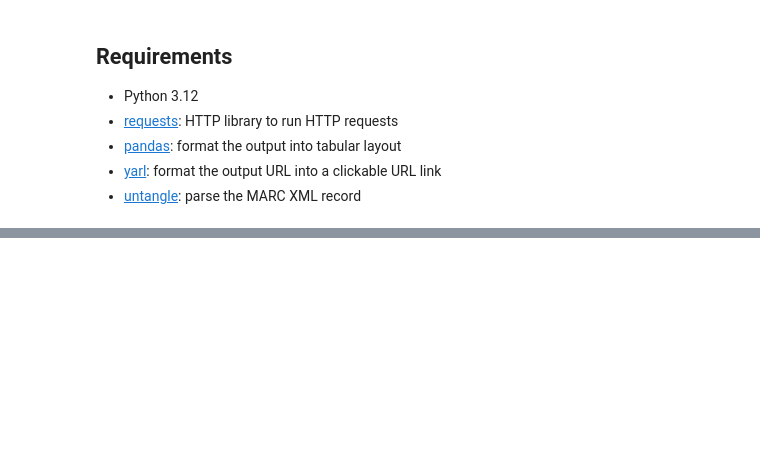
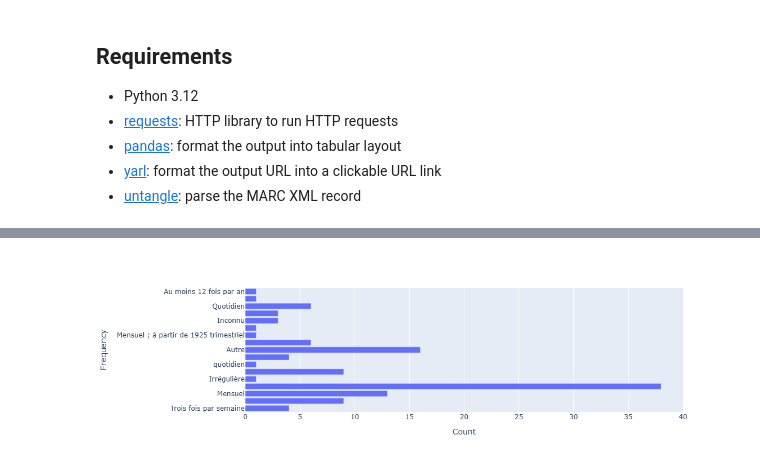
Before and after one commit to natliblux/OpenBNL-Plotting, a Jupyter notebook: src/Plotting Newspaper Data.ipynb, the cells around one changed output, grey strips where cells are left out. Saved outputs shown, nothing was run; the diff lists cells and outputs as text; code cells hidden in the pictures; blank space fills up the shorter version.

Commit message:
plot newspapers based on frequency

```diff
--- a/src/Plotting Newspaper Data.ipynb
+++ b/src/Plotting Newspaper Data.ipynb
@@ -43,15 +67,14 @@ while (True):
 elux_collection = requests.get("https://viewer.eluxemburgensia.lu/api/viewer2/cms/v2/digitalcollections")
 elux_collection = elux_collection.json()
 # %%
-# select only those newspapers published between the start date and end date
-print("Newspapers published between " + start_date_value.strftime('%d/%m/%Y') + " - " + end_date_value.strftime('%d/%m/%Y') + ":")
-
 # to display all the rows in the table - otherwise, some rows are hidden
 pd.set_option('display.max_rows', None)
 
 filtered_newspapers = []
+plotting_data = []
 for newspaper in elux_collection["data"]:
     newspaper_dict = {}
+    frequency_dict = {}
     newspaper_start_date = newspaper["startdate"]
     try:
         newspaper_end_date = newspaper["enddate"]
@@ -75,8 +98,15 @@ for newspaper in elux_collection["data"]:
         marc_url = "https://oai.bibnet.lu/view/oai/352LUX_BIBNET_NETWORK/request?verb=GetRecord&metadataPrefix=marc21&identifier=" + doc_id
         marc_record_xml = requests.get(marc_url)
 
+        # check for an error
+        try:
+            record_data = untangle.parse(marc_record_xml.text).OAI_PMH.GetRecord
+        except:
+            # skip this entry
+            continue
+
         # get the newspaper data record by parsing the XML and then navigating to the correct record level
-        newspaper_data = untangle.parse(marc_record_xml.text).OAI_PMH.GetRecord.record.metadata.record
+        newspaper_data = record_data.record.metadata.record
 
         # find the datafield with tag 310 = frequency of the newspaper
         for data_field in newspaper_data.datafield:
@@ -97,7 +127,22 @@ for newspaper in elux_collection["data"]:
                     newspaper_dict = {'Title': newspaper["title"],'Start Date': newspaper_start_date, 'End Date': newspaper_end_date, 'Frequency': frequency}
                     filtered_newspapers.append(newspaper_dict)
 
-# temporary display to show results up until this point
-df = pd.DataFrame(filtered_newspapers, columns=["Title", "Start Date", "End Date", "Frequency"])
-dfStyler = df.style.set_properties(**{'text-align': 'left'})
-dfStyler.set_table_styles([dict(selector='th', props=[('text-align', 'left')])])
+                    # find entry in plotting_data with the given frequency
+                    count = 0
+                    result_dict = None
+                    for sub in plotting_data:
+                        if sub['Frequency'] == frequency:
+                            result_dict = sub
+                            break
+
+                    # if the result is the type "None", then add the frequency entry
+                    if result_dict == None:
+                        count += 1
+                        frequency_dict = {'Frequency': frequency, 'Count': count}
+                        plotting_data.append(frequency_dict)
+                    else:
+                        # increase the count by 1
+                        count = result_dict.get('Count')
+                        count += 1
+                        # by setting the new count in the dict, it is automatically updated in the list
+                        result_dict['Count'] = count
@@ -103,0 +170,5 @@ dfStyler.set_table_styles([dict(selector='th', props=[('text-align', 'left')])])
+# %%
+fig = px.bar(plotting_data, x='Count', y='Frequency')
+fig.show()
+# %% [output]
+[figure, added]
```
Also changed, not shown: parts of 6 cells of this notebook.
